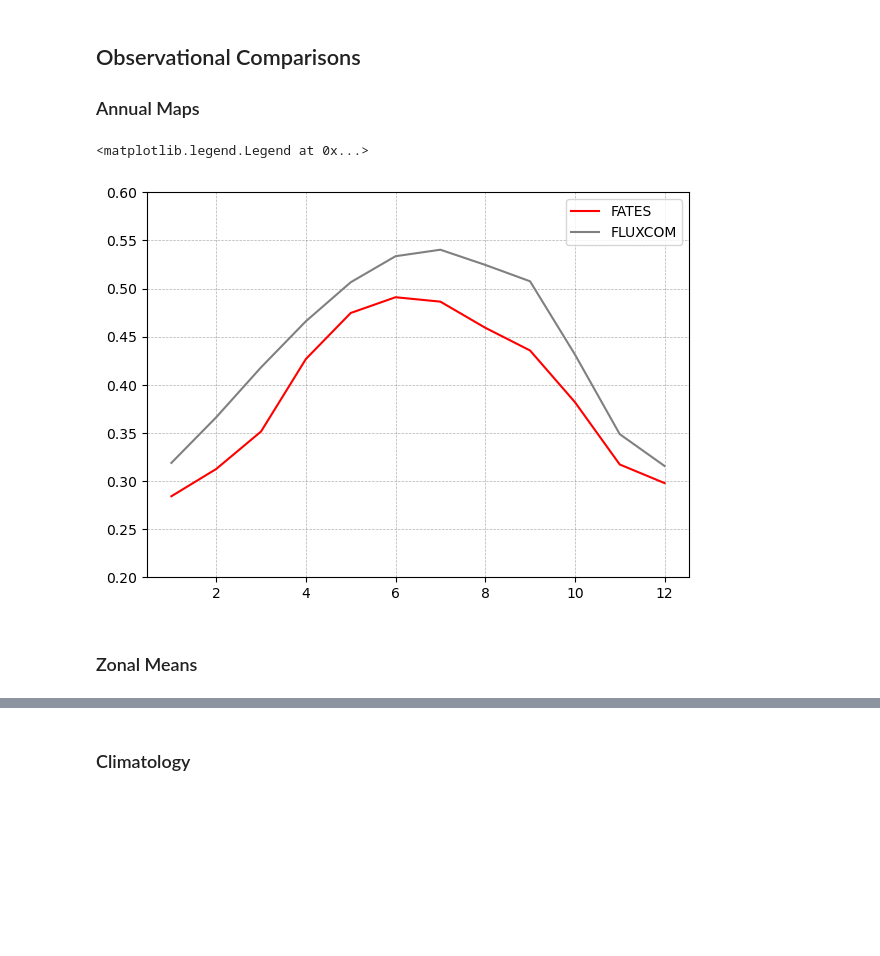
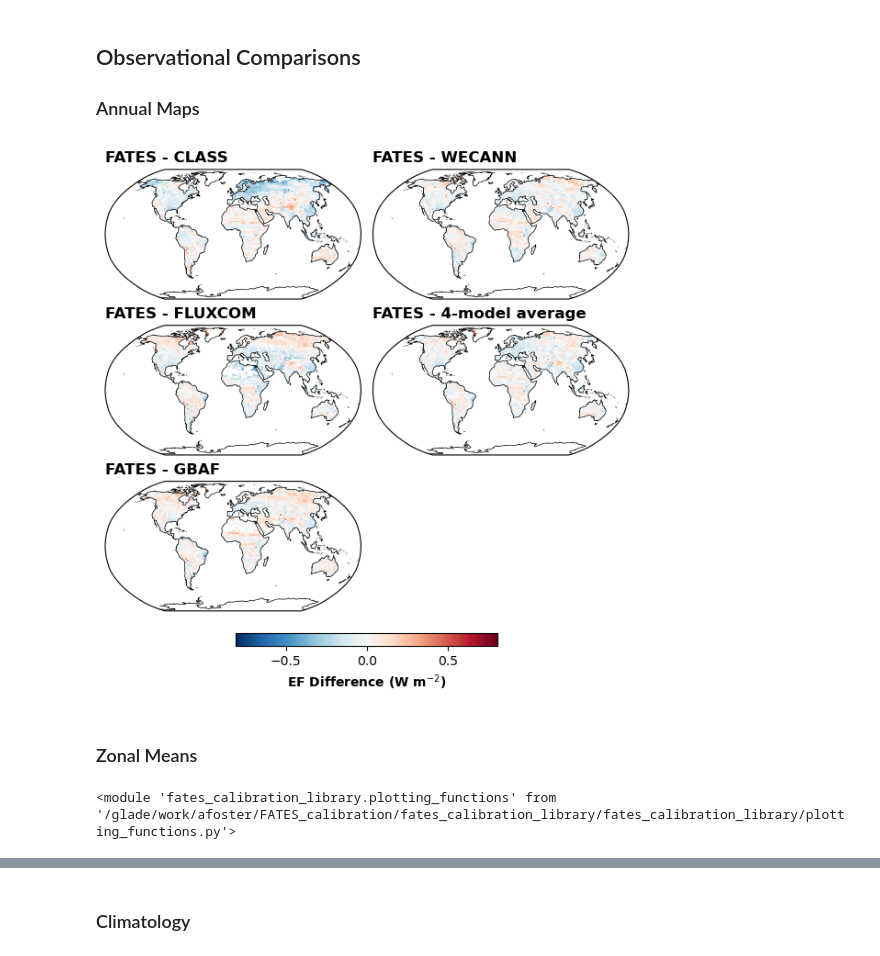
Before and after one commit to adrifoster/fates_calibration_library, a Jupyter notebook: notebooks/AnalyzeDefaultSimulations.ipynb, the cells around one changed output, grey strips where cells are left out. Cells and saved outputs as stored; diff of their text form; code cells hidden in the pictures; blank space fills up the shorter version.

```diff
--- a/notebooks/AnalyzeDefaultSimulations.ipynb
+++ b/notebooks/AnalyzeDefaultSimulations.ipynb
@@ -152,11 +130,11 @@ fates_crujra_annmeans = analysis.apply_to_vars(fates_crujra, out_vars, func=anal
                                          conversion_factor={var: var_dict[var]["time_conversion_factor"] for var in out_vars},
                                          new_units={var: var_dict[var]["annual_units"] for var in out_vars})
 # %%
-# fates_gswp3_annmeans['ASA'] = fates_gswp3_annmeans['FSR']/fates_gswp3_annmeans['FSDS']
-# fates_crujra_annmeans['ASA'] = fates_crujra_annmeans['FSR']/fates_crujra_annmeans['FSDS']
+fates_gswp3_annmeans['ASA'] = fates_gswp3_annmeans['FSR']/fates_gswp3_annmeans['FSDS']
+fates_crujra_annmeans['ASA'] = fates_crujra_annmeans['FSR']/fates_crujra_annmeans['FSDS']
 
-# fates_gswp3_annmeans['EF'] = fates_gswp3_annmeans['EFLX_LH_TOT']/(fates_gswp3_annmeans['EFLX_LH_TOT'] + fates_gswp3_annmeans['FSH'])
-# fates_crujra_annmeans['EF'] = fates_crujra_annmeans['EFLX_LH_TOT']/(fates_crujra_annmeans['EFLX_LH_TOT']+ fates_gswp3_annmeans['FSH'])
+fates_gswp3_annmeans['EF'] = fates_gswp3_annmeans['EFLX_LH_TOT']/(fates_gswp3_annmeans['EFLX_LH_TOT'] + fates_gswp3_annmeans['FSH'])
+fates_crujra_annmeans['EF'] = fates_crujra_annmeans['EFLX_LH_TOT']/(fates_crujra_annmeans['EFLX_LH_TOT']+ fates_gswp3_annmeans['FSH'])
 # %%
 fates_gswp3_annmeans = fates_gswp3_annmeans.mean(dim='year')
 fates_crujra_annmeans = fates_crujra_annmeans.mean(dim='year')
@@ -351,29 +371,11 @@ plotting.plot_heatmap(summary_df)
 # %% [markdown]
 ## Observational Comparisons
 ### Annual Maps
-# %%
-ilamb_clim = ilamb.get_model_da(ilamb_obs, f"{ilamb_config[var]['var']}_cycle",
-                                ilamb_config[var]['models']).sel(model=model)
-plt.figure(figsize=(7, 5))
-ax = plt.subplot(111)
-plt.plot(fates_clim_crujra.month, fates_clim_crujra[var], label='FATES', c='red')
-plt.plot(ilamb_clim.month, ilamb_clim, label=model,c='gray')
-plt.grid(
-    True,
-    which="both",
-    axis="both",
-    linestyle="--",
-    linewidth=0.5,
-    color="black",
-    alpha=0.3,
-)
-plt.ylim(0.2, 0.6)
-plt.legend()
-# %% [output]
-<matplotlib.legend.Legend at 0x...>
-[figure, removed]
 # %%
-var = 'GPP'
-ilamb_var = ilamb.get_model_da(ilamb_obs, ilamb_config[var]['var'], ilamb_config[var]['models'])
+var = 'EF'
+ilamb_var = ilamb.get_model_da(ilamb_obs, ilamb_config[var]['var'], ilamb_config[var]['models']).sel(year=slice(2000, 2014))
+ilamb_var = ilamb_var.dropna(dim='year', how='all').mean(dim='year')
 plotting.plot_model_obs_diff(fates_glob_crujra, ilamb_var, target_grid.landfrac, var,
                              var_dict[var]['annual_units'], 'FATES')
+# %% [output]
+[figure, added]
@@ -401,3 +382,10 @@ plotting.plot_model_obs_diff(fates_glob_gswp3, ilamb_var, target_grid.landfrac,
 # %% [markdown]
 ### Zonal Means
+# %%
+import importlib
+importlib.reload(analysis)
+importlib.reload(ilamb)
+importlib.reload(plotting)
+# %% [output]
+<module 'fates_calibration_library.plotting_functions' from '/glade/work/afoster/FATES_calibration/fates_calibration_library/fates_calibration_library/plotting_functions.py'>
 # %%
```
Also changed, not shown: parts of 41 cells of this notebook, 15 other files.
